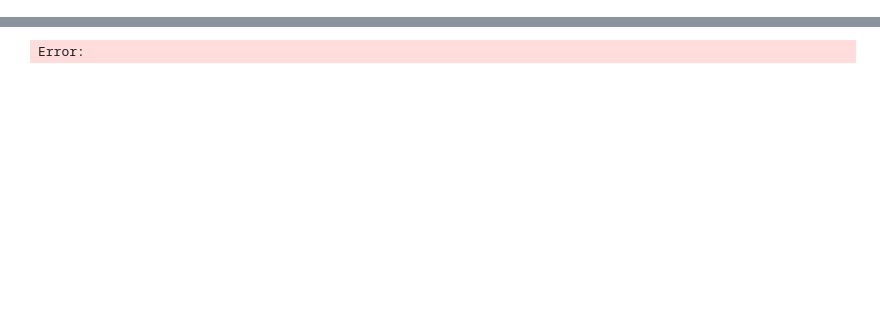
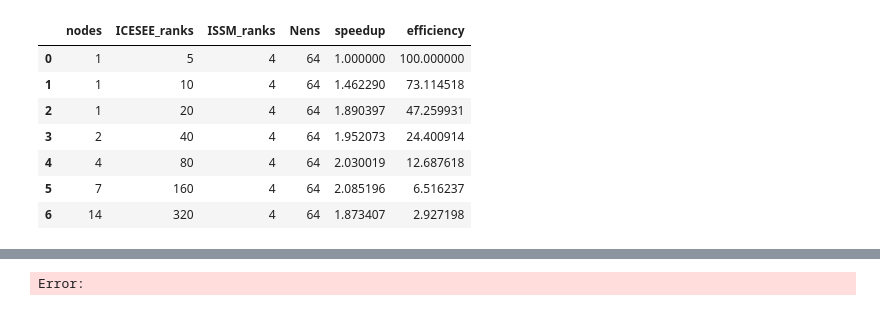
Before and after one commit to ICESEE-project/ICESEE, a Jupyter notebook: applications/issm_model/examples/ISMIP_Choi/plot_scaling.ipynb, the cells around one changed output, grey strips where cells are left out. Drawn from its saved outputs; the diff is of its cells as text; code cells hidden in the pictures; blank space fills up the shorter version.

```diff
--- a/applications/issm_model/examples/ISMIP_Choi/plot_scaling.ipynb
+++ b/applications/issm_model/examples/ISMIP_Choi/plot_scaling.ipynb
@@ -22 +208,16 @@ analyze_icesee("strong_scaling_0.log", scaling_type="strong_scaling", model_np=m
+# %%
+path = 'icesee_perf_outputs/strong_scaling_io_scaling.csv'
+df = pd.read_csv(path)
+df = form_new_columns(df,model_np=4,node_size=24,baseline_nens=64,flag="strong_scaling")
+generate_latex_table(df, table_name="I/O", flag="strong_scaling", output_file="Strong_Scaling_io_Table.tex")
+df
+# %% [output]
+|  | nodes | ICESEE_ranks | ISSM_ranks | Nens | speedup | efficiency |
+| 0 | 1 | 5 | 4 | 64 | 1.000000 | 100.000000 |
+| 1 | 1 | 10 | 4 | 64 | 1.462290 | 73.114518 |
+| 2 | 1 | 20 | 4 | 64 | 1.890397 | 47.259931 |
+| 3 | 2 | 40 | 4 | 64 | 1.952073 | 24.400914 |
+| 4 | 4 | 80 | 4 | 64 | 2.030019 | 12.687618 |
+| 5 | 7 | 160 | 4 | 64 | 2.085196 | 6.516237 |
+| 6 | 14 | 320 | 4 | 64 | 1.873407 | 2.927198 |
 # %%
```
Also changed, not shown: parts of 15 cells of this notebook, 8 other files.
